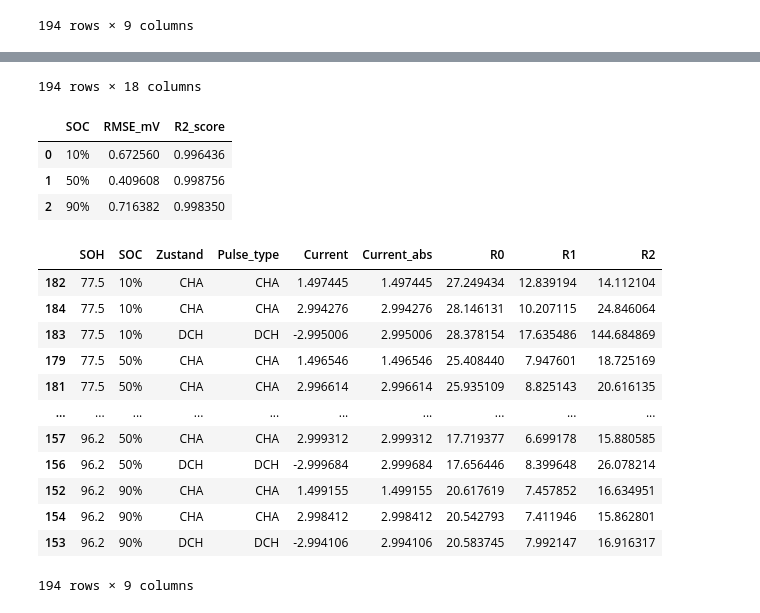
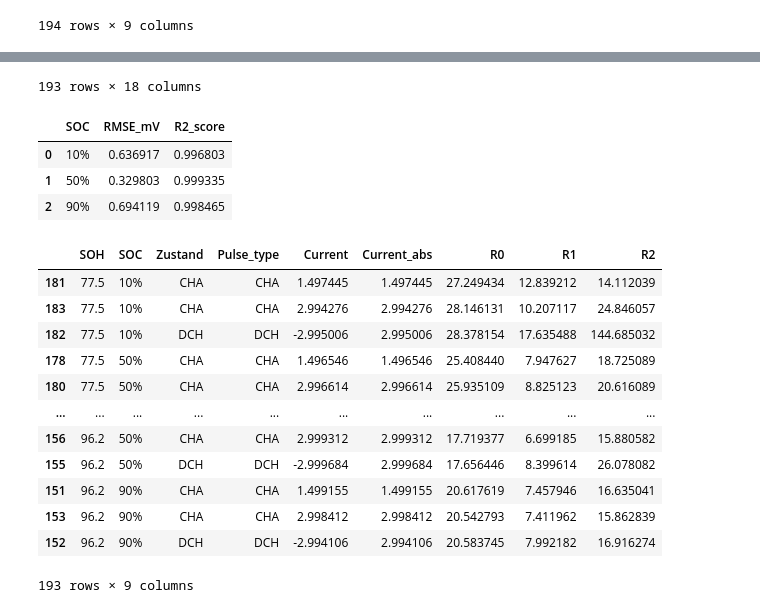
Before and after one commit to YIDA70/Yida-Masterarbeit, a Jupyter notebook: time_diff_R0R1R2_fix_5para.ipynb, the cells around one changed output, grey strips where cells are left out. Drawn from its saved outputs; the diff is of its cells as text; code cells hidden in the pictures.

```diff
--- a/time_diff_R0R1R2_fix_5para.ipynb
+++ b/time_diff_R0R1R2_fix_5para.ipynb
@@ -1,19 +1,5 @@
 # %%
-import sys
-import subprocess
-
-subprocess.check_call([
-    sys.executable,
-    "-m",
-    "pip",
-    "install",
-    "--upgrade",
-    "pandas",
-    "pyarrow",
-    "fastparquet",
-    "nbformat"
-])
-
+%pip install natsort
 import pandas as pd
 from pathlib import Path
 from scipy.optimize import least_squares
@@ -27,7 +13,7 @@ from natsort import natsorted
 # =============================================================================
 # 1. 参数区
 # =============================================================================
-folder_path = Path(r"Z:\Forschung\bgA\J7099_SIE_Alterung\Studenten\csi-ych\statistik\METABatt_Sony_Murata_18650VTC6_007")
+folder_path = Path(r"D:\毕设数据\20_export_pulse\20_export_pulse\METABatt_Sony_Murata_18650VTC6_007")
 SOH_FILENAME_PATTERN = re.compile(r"BM\d+_(\d+(?:\.\d+)?)SOH\.parquet$", flags=re.IGNORECASE)
 
 
@@ -308,6 +296,12 @@ def build_pauo_pulse_tables(time_diff_sequence, filtered_pulse):
         .sort_values("pulse_order")
         .reset_index(drop=True)
     )
+
+    pause_end_match["r0_pauo_pulse_dt_s"] = (pause_end_match["pulse_time"] - pause_end_match["pause_end_time"]).dt.total_seconds()
+
+    # 只保留PAUO 点和 pulse 点时间间隔不超过 2 秒的 R0 配对
+    pause_end_match = pause_end_match[pause_end_match["r0_pauo_pulse_dt_s"]<=2].copy()
+
     pause_end_match["match_id"] = np.arange(1, len(pause_end_match) + 1)
 
     # 表 1：筛选出的 PAUO 点
@@ -317,7 +311,7 @@ def build_pauo_pulse_tables(time_diff_sequence, filtered_pulse):
 
     filtered_pauo = (
         matched_pauo_pairs
-        .merge(pauo_points, on="pauo_row", how="left")
+        .merge(pauo_points, on="pauo_row", how="inner")
         .drop(columns=["pulse_order", "pauo_row", "pause_end_time"], errors="ignore")
         .reset_index(drop=True)
     )
@@ -327,13 +321,11 @@ def build_pauo_pulse_tables(time_diff_sequence, filtered_pulse):
     pauo_output = filtered_pauo.copy()
 
     pulse_output = (
-        pulse_for_match
-        .merge(
+        pulse_for_match.merge(
             pause_end_match[["pulse_order", "pauo_row", "match_id"]],
             on="pulse_order",
-            how="left"
-        )
-        .drop(columns=["pulse_time", "pulse_order", "pauo_row"], errors="ignore")
+            how="inner"
+        ).drop(columns=["pulse_time", "pulse_order", "pauo_row"], errors="ignore")
     )
 
 
@@ -555,6 +547,10 @@ def resistance_r1r2(time_diff_sequence, r0_result):
 
         pulse_df = file_seq[(file_seq["segment_id"].eq(pulse_segment_id)) & (file_seq["Zustand"].map(is_pulse_state))].copy()
         pulse_df = pulse_df.sort_values("Time_dt").reset_index(drop=True)
+
+        # 如果 pulse 段第一个点 Current == 0，则在 R1/R2 拟合中也去掉该点
+        if len(pulse_df) >= 2 and pulse_df["Current"].iloc[0] == 0:
+            pulse_df = pulse_df.iloc[1:].reset_index(drop=True)
 
         if len(pulse_df) < 5:
             continue
@@ -821,8 +817,8 @@ display(r2_summary)
-194 rows × 18 columns
+193 rows × 18 columns
 |  | SOC | RMSE_mV | R2_score |
-| 0 | 10% | 0.672560 | 0.996436 |
-| 1 | 50% | 0.409608 | 0.998756 |
-| 2 | 90% | 0.716382 | 0.998350 |
+| 0 | 10% | 0.636917 | 0.996803 |
+| 1 | 50% | 0.329803 | 0.999335 |
+| 2 | 90% | 0.694119 | 0.998465 |
 # %%
 soh_r_table = r1r2_result.copy()
 
@@ -879,15 +875,15 @@ for resistance_name in ["R0", "R1", "R2"]:
     fig.show()
 # %% [output]
 |  | SOH | SOC | Zustand | Pulse_type | Current | Current_abs | R0 | R1 | R2 |
-| 182 | 77.5 | 10% | CHA | CHA | 1.497445 | 1.497445 | 27.249434 | 12.839194 | 14.112104 |
-| 184 | 77.5 | 10% | CHA | CHA | 2.994276 | 2.994276 | 28.146131 | 10.207115 | 24.846064 |
-| 183 | 77.5 | 10% | DCH | DCH | -2.995006 | 2.995006 | 28.378154 | 17.635486 | 144.684869 |
-| 179 | 77.5 | 50% | CHA | CHA | 1.496546 | 1.496546 | 25.408440 | 7.947601 | 18.725169 |
-| 181 | 77.5 | 50% | CHA | CHA | 2.996614 | 2.996614 | 25.935109 | 8.825143 | 20.616135 |
+| 181 | 77.5 | 10% | CHA | CHA | 1.497445 | 1.497445 | 27.249434 | 12.839212 | 14.112039 |
+| 183 | 77.5 | 10% | CHA | CHA | 2.994276 | 2.994276 | 28.146131 | 10.207117 | 24.846057 |
+| 182 | 77.5 | 10% | DCH | DCH | -2.995006 | 2.995006 | 28.378154 | 17.635488 | 144.685032 |
+| 178 | 77.5 | 50% | CHA | CHA | 1.496546 | 1.496546 | 25.408440 | 7.947627 | 18.725089 |
+| 180 | 77.5 | 50% | CHA | CHA | 2.996614 | 2.996614 | 25.935109 | 8.825123 | 20.616089 |
 | ... | ... | ... | ... | ... | ... | ... | ... | ... | ... |
-| 157 | 96.2 | 50% | CHA | CHA | 2.999312 | 2.999312 | 17.719377 | 6.699178 | 15.880585 |
-| 156 | 96.2 | 50% | DCH | DCH | -2.999684 | 2.999684 | 17.656446 | 8.399648 | 26.078214 |
-| 152 | 96.2 | 90% | CHA | CHA | 1.499155 | 1.499155 | 20.617619 | 7.457852 | 16.634951 |
-| 154 | 96.2 | 90% | CHA | CHA | 2.998412 | 2.998412 | 20.542793 | 7.411946 | 15.862801 |
-| 153 | 96.2 | 90% | DCH | DCH | -2.994106 | 2.994106 | 20.583745 | 7.992147 | 16.916317 |
+| 156 | 96.2 | 50% | CHA | CHA | 2.999312 | 2.999312 | 17.719377 | 6.699185 | 15.880582 |
+| 155 | 96.2 | 50% | DCH | DCH | -2.999684 | 2.999684 | 17.656446 | 8.399614 | 26.078082 |
+| 151 | 96.2 | 90% | CHA | CHA | 1.499155 | 1.499155 | 20.617619 | 7.457946 | 16.635041 |
+| 153 | 96.2 | 90% | CHA | CHA | 2.998412 | 2.998412 | 20.542793 | 7.411962 | 15.862839 |
+| 152 | 96.2 | 90% | DCH | DCH | -2.994106 | 2.994106 | 20.583745 | 7.992182 | 16.916274 |
-194 rows × 9 columns
+193 rows × 9 columns
```
Also changed, not shown: parts of 4 cells of this notebook.
